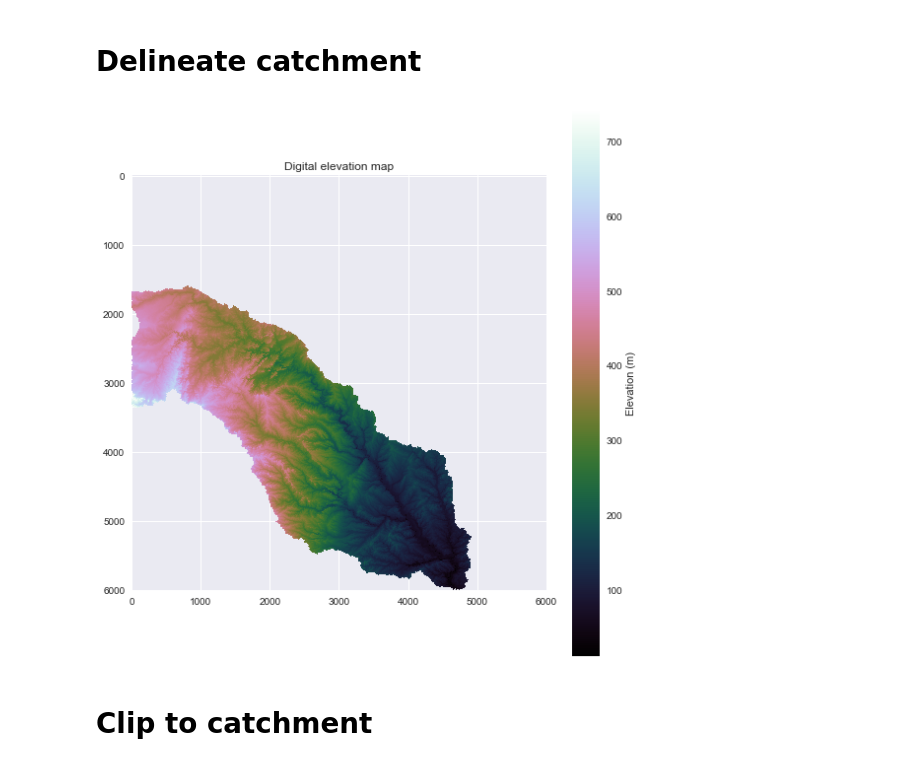
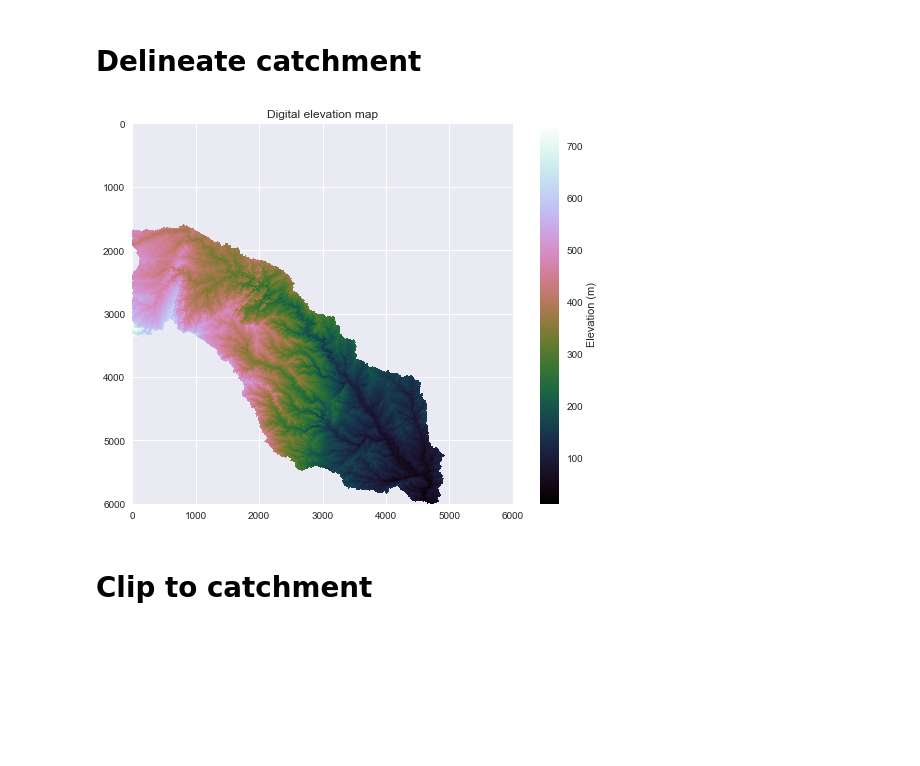
Before and after one commit to mdbartos/pysheds, a Jupyter notebook: examples/no_metadata.ipynb, the cells around one changed output. Drawn from its saved outputs; the diff is of its cells as text; code cells hidden in the pictures; blank space fills up the shorter version.

```diff
--- a/examples/no_metadata.ipynb
+++ b/examples/no_metadata.ipynb
@@ -36,11 +36,11 @@ dirmap = (64,  128,  1,   2,    4,   8,    16,  32)
 # %% [markdown]
 # Compute accumulation
 # %%
-dummy_metadata = {'bbox' : (0,0,1,1),
-                  'shape' : fdir.shape,
+dummy_metadata = {'bbox' : (0,0,0,0),
+                  'shape' : (0,0),
                   'nodata' : 0,
                   'crs' : pyproj.Proj('+init=epsg:4326'),
-                  'bounds' : (0,0,1,1),
+                  'bounds' : (0,0,0,0),
                   'is_regular' : True}
 
 acc = grid.accumulation(fdir, dirmap=dirmap, inplace=False, **dummy_metadata)
@@ -54,14 +54,14 @@ y, x = np.unravel_index(np.argmax(acc), acc.shape)
 catch = grid.catchment(data=fdir, x=x, y=y, dirmap=dirmap, inplace=False,
                        recursionlimit=15000, xytype='index', **dummy_metadata)
 # %%
-fig, ax = plt.subplots(figsize=(8,8))
+fig, ax = plt.subplots(figsize=(8,6))
 im = ax.imshow(np.where(catch, dem, np.nan), cmap='cubehelix', zorder=1)
 plt.colorbar(im, label='Elevation (m)')
 plt.grid(zorder=0)
 plt.title('Digital elevation map')
 plt.tight_layout()
 # %% [output]
-[figure, old version]
+[figure, new version]
 # %% [markdown]
 # Clip to catchment
 # %%
```
Also changed, not shown: parts of 1 cell of this notebook.
